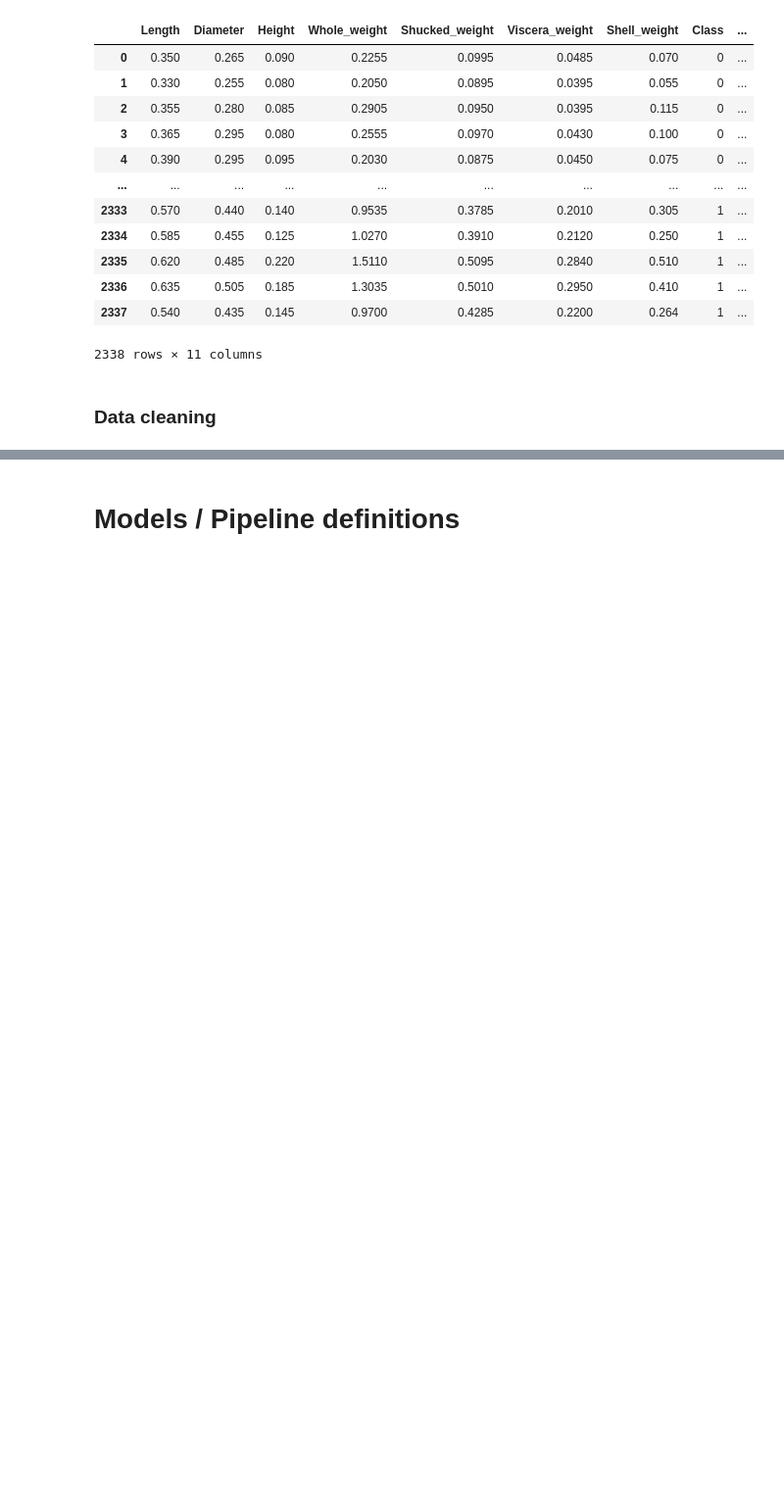
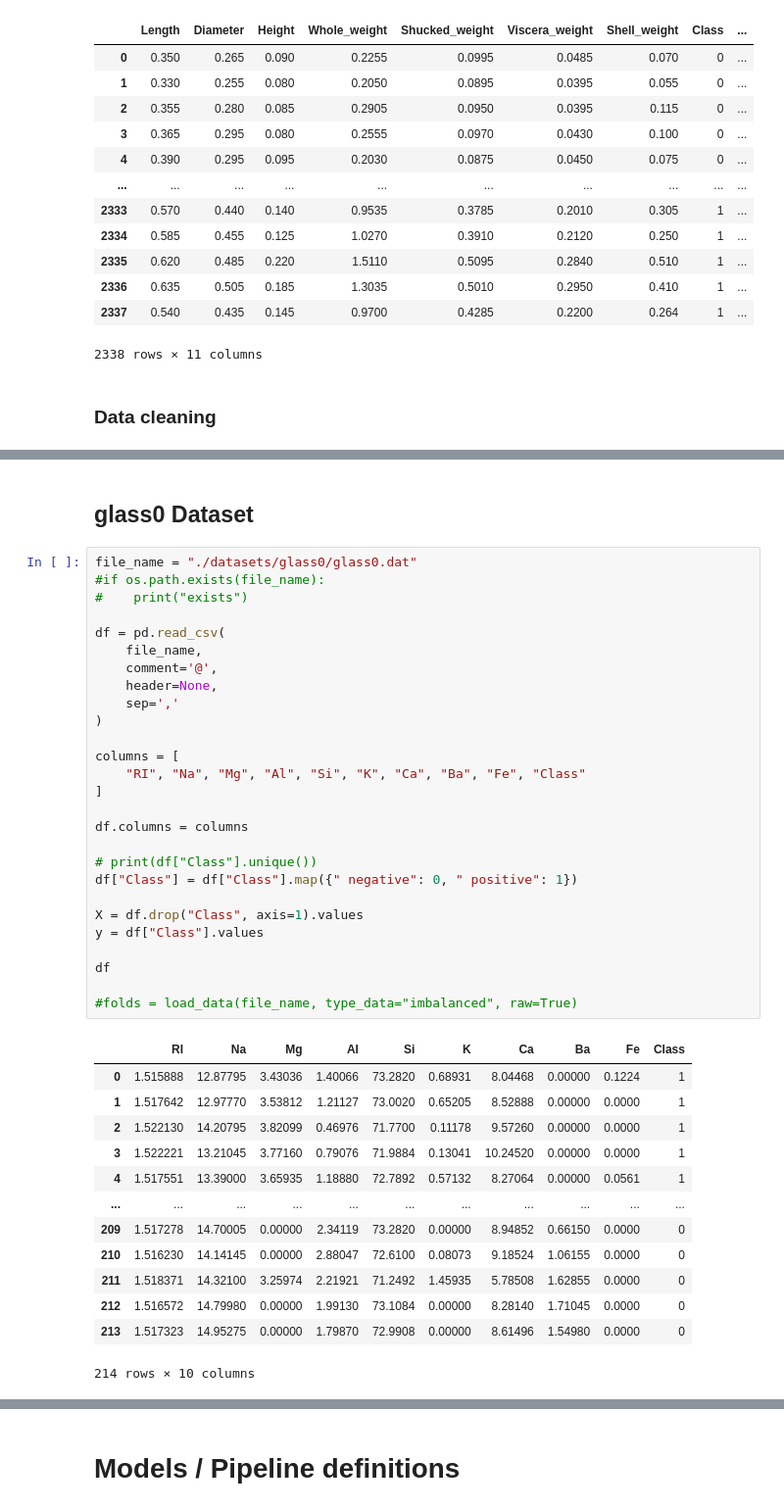
Before and after one commit to Matdrox/dl_music_label_swapping, a Jupyter notebook: binary classification/bin_training_all.ipynb, the cells around one changed output, grey strips where cells are left out. Shown: that part at 98% size. Saved outputs shown, nothing was run; the diff lists cells and outputs as text; blank space fills up the shorter version.

```diff
--- a/binary classification/bin_training_all.ipynb
+++ b/binary classification/bin_training_all.ipynb
@@ -101,0 +230,43 @@ np.float64(39.310344827586206)
+# %% [markdown]
+## glass0 Dataset
+# %%
+file_name = "./datasets/glass0/glass0.dat"
+#if os.path.exists(file_name):
+#    print("exists")
+
+df = pd.read_csv(
+    file_name,
+    comment='@',
+    header=None,
+    sep=','
+)
+
+columns = [
+    "RI", "Na", "Mg", "Al", "Si", "K", "Ca", "Ba", "Fe", "Class"
+]
+
+df.columns = columns
+
+# print(df["Class"].unique())
+df["Class"] = df["Class"].map({" negative": 0, " positive": 1})
+
+X = df.drop("Class", axis=1).values
+y = df["Class"].values
+
+df
+
+#folds = load_data(file_name, type_data="imbalanced", raw=True)
+# %% [output]
+|  | RI | Na | Mg | Al | Si | K | Ca | Ba | Fe | Class |
+| 0 | 1.515888 | 12.87795 | 3.43036 | 1.40066 | 73.2820 | 0.68931 | 8.04468 | 0.00000 | 0.1224 | 1 |
+| 1 | 1.517642 | 12.97770 | 3.53812 | 1.21127 | 73.0020 | 0.65205 | 8.52888 | 0.00000 | 0.0000 | 1 |
+| 2 | 1.522130 | 14.20795 | 3.82099 | 0.46976 | 71.7700 | 0.11178 | 9.57260 | 0.00000 | 0.0000 | 1 |
+| 3 | 1.522221 | 13.21045 | 3.77160 | 0.79076 | 71.9884 | 0.13041 | 10.24520 | 0.00000 | 0.0000 | 1 |
+| 4 | 1.517551 | 13.39000 | 3.65935 | 1.18880 | 72.7892 | 0.57132 | 8.27064 | 0.00000 | 0.0561 | 1 |
+| ... | ... | ... | ... | ... | ... | ... | ... | ... | ... | ... |
+| 209 | 1.517278 | 14.70005 | 0.00000 | 2.34119 | 73.2820 | 0.00000 | 8.94852 | 0.66150 | 0.0000 | 0 |
+| 210 | 1.516230 | 14.14145 | 0.00000 | 2.88047 | 72.6100 | 0.08073 | 9.18524 | 1.06155 | 0.0000 | 0 |
+| 211 | 1.518371 | 14.32100 | 3.25974 | 2.21921 | 71.2492 | 1.45935 | 5.78508 | 1.62855 | 0.0000 | 0 |
+| 212 | 1.516572 | 14.79980 | 0.00000 | 1.99130 | 73.1084 | 0.00000 | 8.28140 | 1.71045 | 0.0000 | 0 |
+| 213 | 1.517323 | 14.95275 | 0.00000 | 1.79870 | 72.9908 | 0.00000 | 8.61496 | 1.54980 | 0.0000 | 0 |
+214 rows × 10 columns
```
Also changed, not shown: parts of 16 cells of this notebook, 2 other files.
